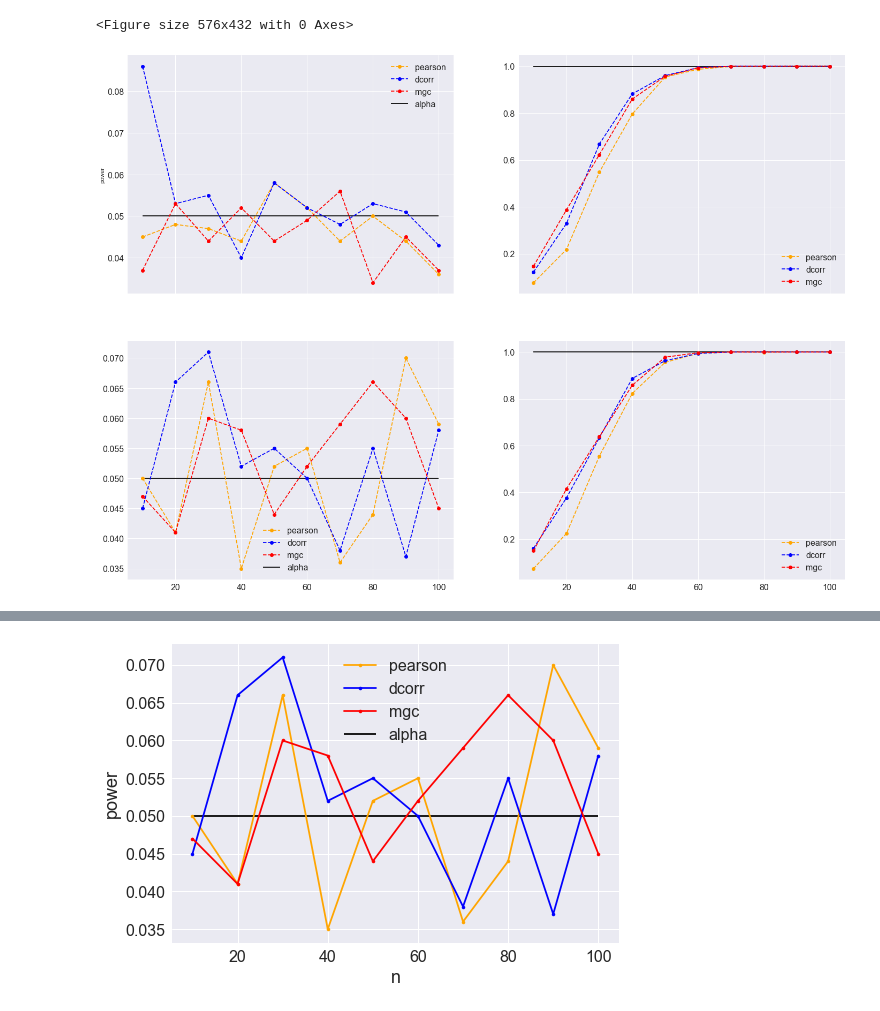
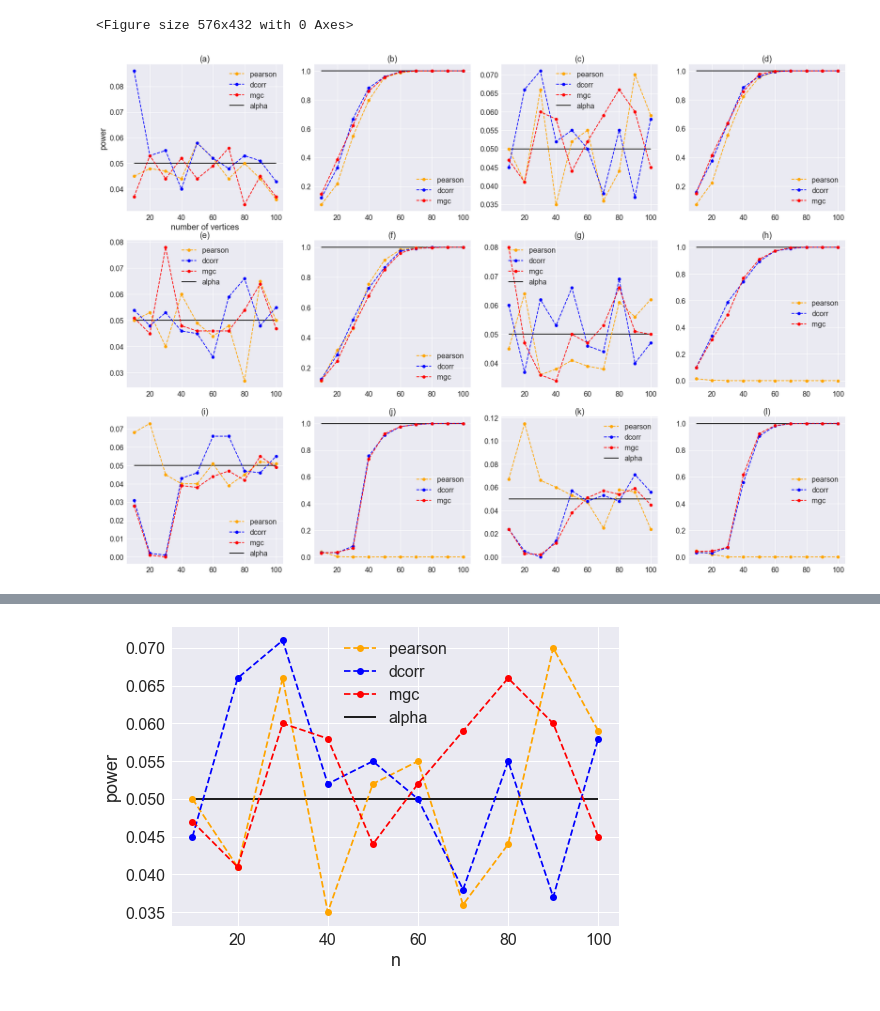
Before and after one commit to junhaobearxiong/graph_independence_test, a Jupyter notebook: notebooks/simulations/2019-03-13_simulation_plot_results.ipynb, the cells around one changed output, grey strips where cells are left out. Cells and saved outputs as stored; diff of their text form; code cells hidden in the pictures.

Commit message:
Add new kernel and power functions

```diff
--- a/notebooks/simulations/2019-03-13_simulation_plot_results.ipynb
+++ b/notebooks/simulations/2019-03-13_simulation_plot_results.ipynb
@@ -48,41 +48,126 @@ plt.rcParams['xtick.labelsize']=16
 plt.rcParams['ytick.labelsize']=16
 legend_size = 16
 label_size = 18
+
+linestyle = '--'
+marker = 'o'
 # %% [output]
 <Figure size 576x432 with 0 Axes>
 # %%
-fig, axs = plt.subplots(2, 2, figsize=(24, 18), squeeze=True, sharex=True)
+fig, axs = plt.subplots(3, 4, figsize=(28, 20), squeeze=True)
 axs = axs.reshape(-1)
 with open ('../../results/rho_er_power_null.pkl', 'rb') as f:
     power_results = pickle.load(f)
 for name, test_power in power_results.items():
     axs[0].plot(n_arr, test_power[0, :], color=colors[name], linestyle='--', marker='o', label='{}'.format(name))
 axs[0].hlines(y=0.05, xmin=np.amin(n_arr), xmax=np.amax(n_arr), label='alpha')
 axs[0].legend(prop={'size': legend_size})
-axs[0].set_ylabel('power')
+axs[0].set_xlabel('number of vertices', fontsize=label_size)
+axs[0].set_ylabel('power', fontsize=label_size)
+axs[0].set_title('(a)', fontsize=label_size)
 
 with open ('../../results/rho_er_power_alt.pkl', 'rb') as f:
     power_results = pickle.load(f)
 for name, test_power in power_results.items():
     axs[1].plot(n_arr, test_power[0, :], color=colors[name], linestyle='--', marker='o', label='{}'.format(name))
 axs[1].hlines(y=1, xmin=np.amin(n_arr), xmax=np.amax(n_arr))
 axs[1].legend(loc=4, prop={'size': legend_size})
+axs[1].set_title('(b)', fontsize=label_size)
+
 
 with open ('../../results/rho_er_marg_power.pkl', 'rb') as f:
     power_results = pickle.load(f)
 for name, test_power in power_results.items():
     axs[2].plot(n_arr, test_power[0, :], color=colors[name], linestyle='--', marker='o', label='{}'.format(name))
 axs[2].hlines(y=0.05, xmin=np.amin(n_arr), xmax=np.amax(n_arr), label='alpha')
 axs[2].legend(prop={'size': legend_size})
+axs[2].set_title('(c)', fontsize=label_size)
+
 
 for name, test_power in power_results.items():
     axs[3].plot(n_arr, test_power[1, :], color=colors[name], linestyle='--', marker='o', label='{}'.format(name))
 axs[3].hlines(y=1, xmin=np.amin(n_arr), xmax=np.amax(n_arr))
 axs[3].legend(loc=4, prop={'size': legend_size})
+axs[3].set_title('(d)', fontsize=label_size)
 
-plt.savefig('../../figures/er_power.png', bbox_inches='tight')
+
+with open ('../../results/rho_sbm_power_null.pkl', 'rb') as f:
+    power_results = pickle.load(f)
+for name, test_power in power_results.items():
+        axs[4].plot(n_arr, test_power[0, :], color=colors[name], linestyle=linestyle,
+                 marker=marker, label='{}'.format(name))
+axs[4].hlines(y=0.05, xmin=np.amin(n_arr), xmax=np.amax(n_arr), label='alpha')
+axs[4].legend(loc=9, prop={'size': legend_size})
+axs[4].set_title('(e)', fontsize=label_size)
+
+
+with open ('../../results/rho_sbm_power_alt.pkl', 'rb') as f:
+    power_results = pickle.load(f)
+for name, test_power in power_results.items():
+        axs[5].plot(n_arr, test_power[0, :], color=colors[name], linestyle=linestyle,
+                 marker=marker, label='{}'.format(name))
+axs[5].hlines(y=1, xmin=np.amin(n_arr), xmax=np.amax(n_arr))
+axs[5].legend(loc=4, prop={'size': legend_size})
+axs[5].set_title('(f)', fontsize=label_size)
+
+
+with open ('../../results/rho_sbm_marg_power_null.pkl', 'rb') as f:
+    power_results = pickle.load(f)
+for name, test_power in power_results.items():
+    axs[6].plot(n_arr, test_power[0, :], color=colors[name], linestyle=linestyle,
+                 marker=marker, label='{}'.format(name))
+axs[6].hlines(y=0.05, xmin=np.amin(n_arr), xmax=np.amax(n_arr), label='alpha')
+axs[6].legend(prop={'size': legend_size})
+axs[6].set_title('(g)', fontsize=label_size)
+
+
+with open ('../../results/rho_sbm_marg_power_alt.pkl', 'rb') as f:
+    power_results = pickle.load(f)
+for name, test_power in power_results.items():
+        axs[7].plot(n_arr, test_power[0, :], color=colors[name], linestyle=linestyle,
+                 marker=marker, label='{}'.format(name))
+axs[7].hlines(y=1, xmin=np.amin(n_arr), xmax=np.amax(n_arr))
+axs[7].legend(loc=7, prop={'size': legend_size})
+axs[7].set_title('(h)', fontsize=label_size)
+
+
+with open('../../results/rho_sbm_marg_est_block_power.pkl', 'rb') as f:
+    power_results = pickle.load(f)
+for name, test_power in power_results.items():
+    axs[8].plot(n_arr, test_power[0, :], color=colors[name], linestyle=linestyle,
+                 marker=marker, label='{}'.format(name))
+axs[8].hlines(y=0.05, xmin=np.amin(n_arr), xmax=np.amax(n_arr), label='alpha')
+axs[8].legend(loc=4, prop={'size': legend_size})
+axs[8].set_title('(i)', fontsize=label_size)
+
+
+for name, test_power in power_results.items():
+    axs[9].plot(n_arr, test_power[1, :], color=colors[name], linestyle=linestyle,
+                 marker=marker, label='{}'.format(name))
+axs[9].hlines(y=1, xmin=np.amin(n_arr), xmax=np.amax(n_arr))
+axs[9].legend(loc=7, prop={'size': legend_size})
+axs[9].set_title('(j)', fontsize=label_size)
+
+
+with open('../../results/rho_sbm_diff_block_power.pkl', 'rb') as f:
+    power_results = pickle.load(f)
+for name, test_power in power_results.items():
+    axs[10].plot(n_arr, test_power[0, :], color=colors[name], linestyle=linestyle,
+                 marker=marker, label='{}'.format(name))
+axs[10].hlines(y=0.05, xmin=np.amin(n_arr), xmax=np.amax(n_arr), label='alpha')
+axs[10].legend(loc=1, prop={'size': legend_size})
+axs[10].set_title('(k)', fontsize=label_size)
+
+for name, test_power in power_results.items():
+    axs[11].plot(n_arr, test_power[1, :], color=colors[name], linestyle=linestyle,
+             marker=marker, label='{}'.format(name))
+axs[11].hlines(y=1, xmin=np.amin(n_arr), xmax=np.amax(n_arr))
+axs[11].legend(loc=7, prop={'size': legend_size})
+axs[11].set_title('(l)', fontsize=label_size)
+
+plt.savefig('../../figures/all_power.png', bbox_inches='tight')
 # %% [output]
-[figure, old version]
+[figure, new version]
 # %%
 with open ('../../results/rho_er_power_null.pkl', 'rb') as f:
     power_results = pickle.load(f)
```
Also changed, not shown: parts of 12 cells of this notebook, 5 other files.
